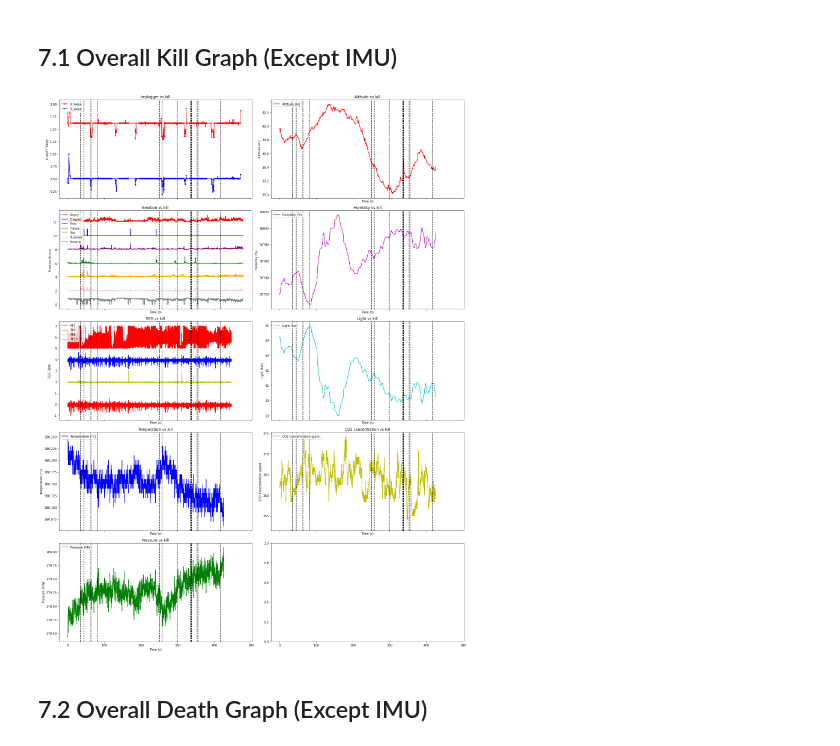
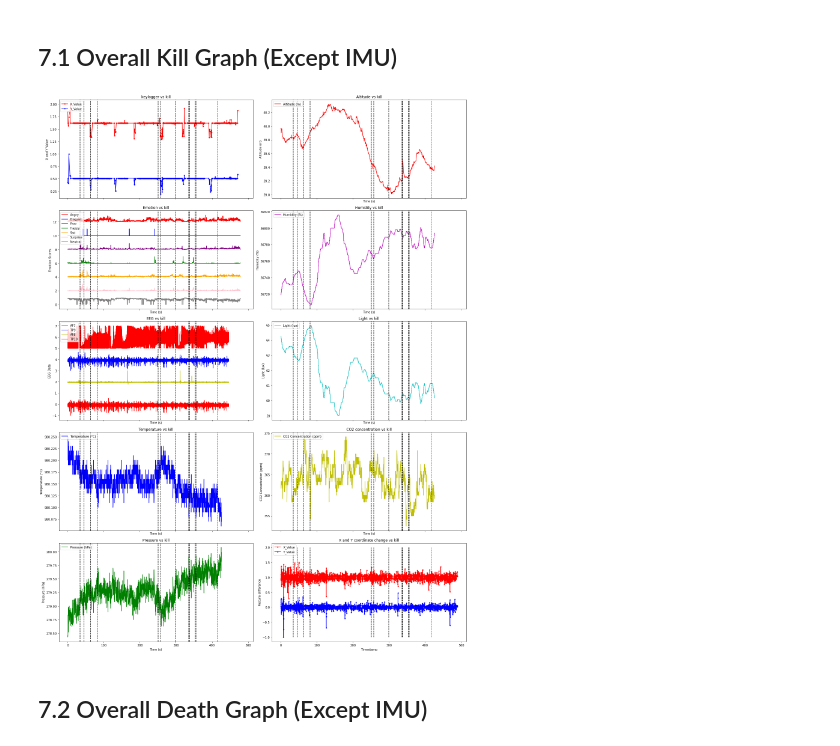
Before and after one commit to ketan1741/Athletech, a Jupyter notebook: Analysis/Overall Analysis.ipynb, the cells around one changed output. Drawn from its saved outputs; the diff is of its cells as text; code cells hidden in the pictures.

Commit message:
Latest Plot of Data

```diff
--- a/Analysis/Overall Analysis.ipynb
+++ b/Analysis/Overall Analysis.ipynb
@@ -380,8 +396,13 @@ eeg
 # %%
 kill_timestamps = []
-for timestamp, death in zip(kill_df['Timestamp'], kill_df['Kills']):
-    if death == 1:
+for timestamp, kill in zip(kill_df['Timestamp'], kill_df['Kills']):
+    if kill == 1:
         kill_timestamps.append(timestamp)
+# %%
+death_timestamps = []
+for timestamp, death in zip(death_df['Timestamp'], death_df['Death']):
+    if death == 1:
+        death_timestamps.append(timestamp)
 # %% [markdown]
 # 6. Plot seperate components against kills and death
 # %% [markdown]
@@ -536,0 +588,20 @@ plt.close()
+# %%
+# Plot activity data against kill
+plt.figure(figsize=(10, 6))
+plt.plot(posture['Timestamp'], posture['X Coordinate Difference']/max(abs(posture['X Coordinate Difference']))+1, marker='.', linestyle='-', color='red', label='X_Value')
+plt.plot(posture['Timestamp'], posture['Y Coordinate Difference']/max(abs(posture['Y Coordinate Difference'])), marker='.', linestyle='-', color='blue', label='Y_Value')
+
+# Customize the plot
+plt.xlabel('Timestamp')
+plt.title('X and Y coordinate change over Time')
+
+# Plot vertical lines for death
+for timestamp, death in zip(death_df['Timestamp'], death_df['Death']):
+    if death == 1:
+        plt.vlines(timestamp, -1, 2, colors='black')
+
+plt.legend(loc='upper right')
+
+# Display the plot
+plt.show()
+plt.close()
@@ -632,34 +705,48 @@ axs[1, 1].set_xlabel('Time (s)')
 axs[1, 1].set_ylabel('Humidity (%)')
 axs[1, 1].legend(loc='upper left')
 axs[1, 1].set_title("Humidity vs kill")
 
 # Light against kills on the eighth subplot
 axs[2, 1].plot(time_values_in_seconds, light_values, 'c-', label='Light (lux)')
 for timestamp, kill in zip(kill_df['Timestamp'], kill_df['Kills']):
     if kill == 1:
         axs[2,1].axvline(timestamp, 0, 2, color='black',linestyle='--')
 axs[2, 1].set_xlabel('Time (s)')
 axs[2, 1].set_ylabel('Light (lux)')
 axs[2, 1].legend(loc='upper left')
 axs[2, 1].set_title("Light vs kill")
 
 # CO2 concentration against kills on the nineth subplot
 axs[3, 1].plot(time_values_in_seconds, co2_values, 'y-', label='CO2 Concentration (ppm)')
 for timestamp, kill in zip(kill_df['Timestamp'], kill_df['Kills']):
     if kill == 1:
         axs[3,1].axvline(timestamp, 0, 2, color='black',linestyle='--')
 axs[3, 1].set_xlabel('Time (s)')
 axs[3, 1].set_ylabel('CO2 Concentration (ppm)')
 axs[3, 1].legend(loc='upper left')
 axs[3, 1].set_title("CO2 concentration vs kill")
 
+
+# Posture change against kills on the tenth subplot
+axs[4, 1].plot(posture['Timestamp'], posture['X Coordinate Difference']/max(abs(posture['X Coordinate Difference']))+1, marker='.', linestyle='-', color='red', label='X_Value')
+axs[4, 1].plot(posture['Timestamp'], posture['Y Coordinate Difference']/max(abs(posture['Y Coordinate Difference'])), marker='.', linestyle='-', color='blue', label='Y_Value')
+# Plot vertical lines for kills
+for timestamp, kill in zip(kill_df['Timestamp'], kill_df['Kills']):
+    if kill == 1:
+        axs[4, 1].vlines(timestamp, -1, 2, colors='black',linestyle='--')
+# Customize the plot
+axs[4, 1].set_xlabel('Timestamp')
+axs[4, 1].set_ylabel('Posture difference')
+axs[4, 1].legend(loc='upper left')
+axs[4, 1].set_title('X and Y coordinate change vs kill')
+
 # Adjust layout and display the plot
 fig.tight_layout()
 fig.savefig("Overal kill Graph.png")
 plt.show()
 plt.close(fig)
 # %% [output]
-[figure, old version]
+[figure, new version]
 # %% [markdown]
 ##  7.2 Overall Death Graph (Except IMU)
 # %%
```
Also changed, not shown: parts of 12 cells of this notebook, 5 other files.
